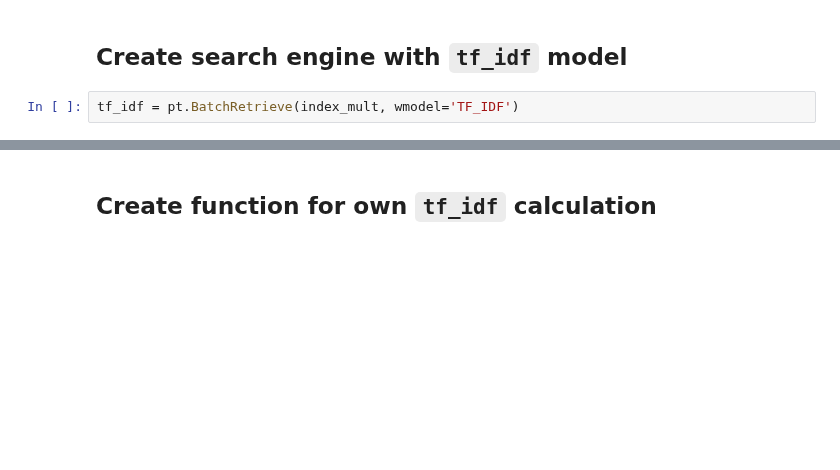
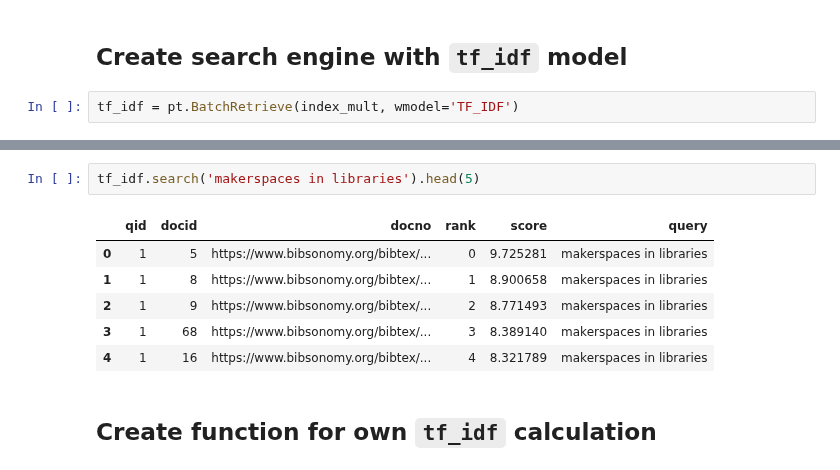
Before and after one commit to th-schmidt/2023-2024_Data_Librarian_Thomas_Schmidt, a Jupyter notebook: Modul_2/pyterrier-tut/pyterrier_aufgabe.ipynb, the cells around one changed output, grey strips where cells are left out. Saved outputs shown, nothing was run; the diff lists cells and outputs as text; blank space fills up the shorter version.

```diff
--- a/Modul_2/pyterrier-tut/pyterrier_aufgabe.ipynb
+++ b/Modul_2/pyterrier-tut/pyterrier_aufgabe.ipynb
@@ -423,3 +421,12 @@ result
+# %%
+tf_idf.search('makerspaces in libraries').head(5)
+# %% [output]
+|  | qid | docid | docno | rank | score | query |
+| 0 | 1 | 5 | https://www.bibsonomy.org/bibtex/... | 0 | 9.725281 | makerspaces in libraries |
+| 1 | 1 | 8 | https://www.bibsonomy.org/bibtex/... | 1 | 8.900658 | makerspaces in libraries |
+| 2 | 1 | 9 | https://www.bibsonomy.org/bibtex/... | 2 | 8.771493 | makerspaces in libraries |
+| 3 | 1 | 68 | https://www.bibsonomy.org/bibtex/... | 3 | 8.389140 | makerspaces in libraries |
+| 4 | 1 | 16 | https://www.bibsonomy.org/bibtex/... | 4 | 8.321789 | makerspaces in libraries |
 # %% [markdown]
 ## Create function for own `tf_idf` calculation
 # %% [markdown]
```
Also changed, not shown: parts of 15 cells of this notebook, 1 other file.
